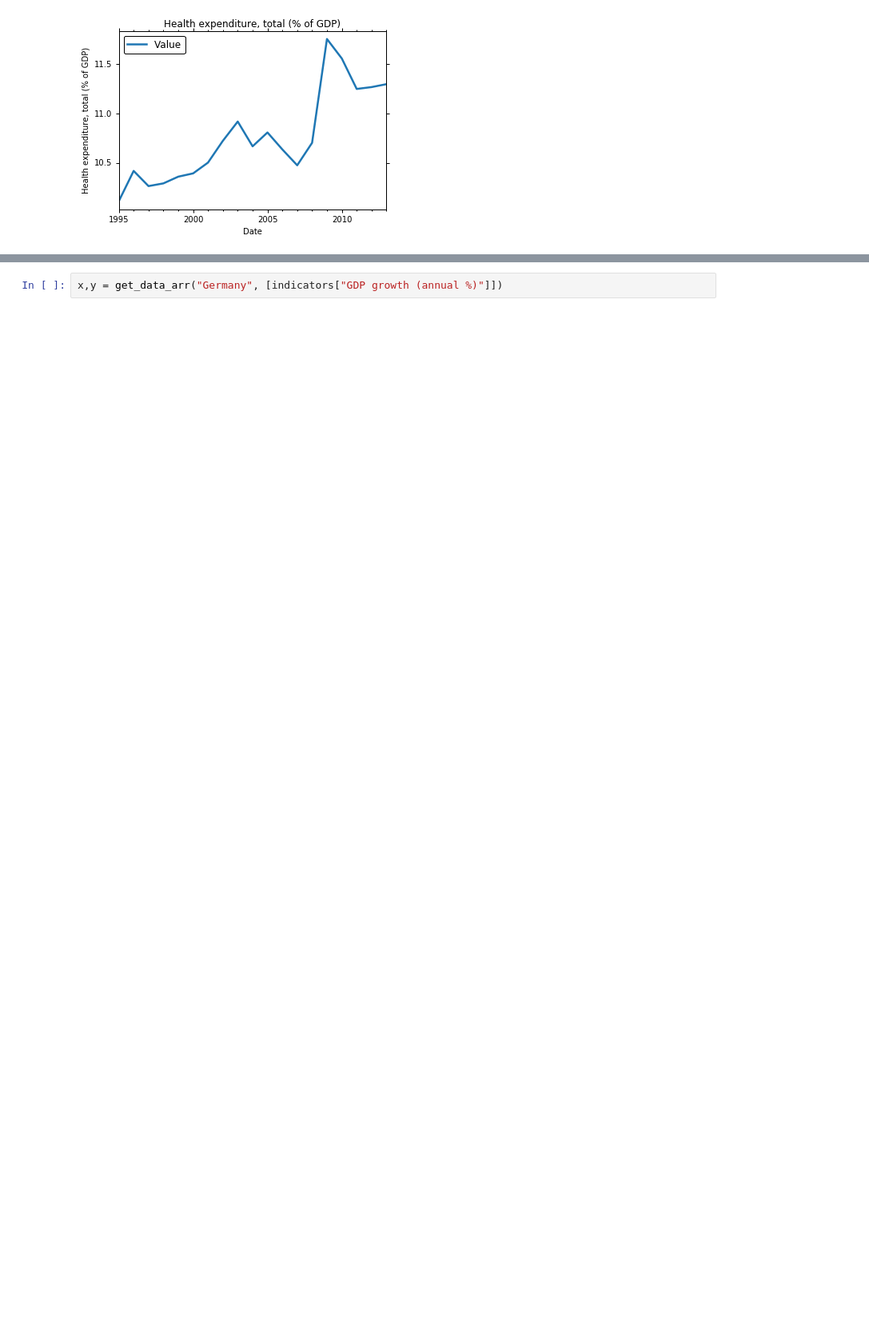
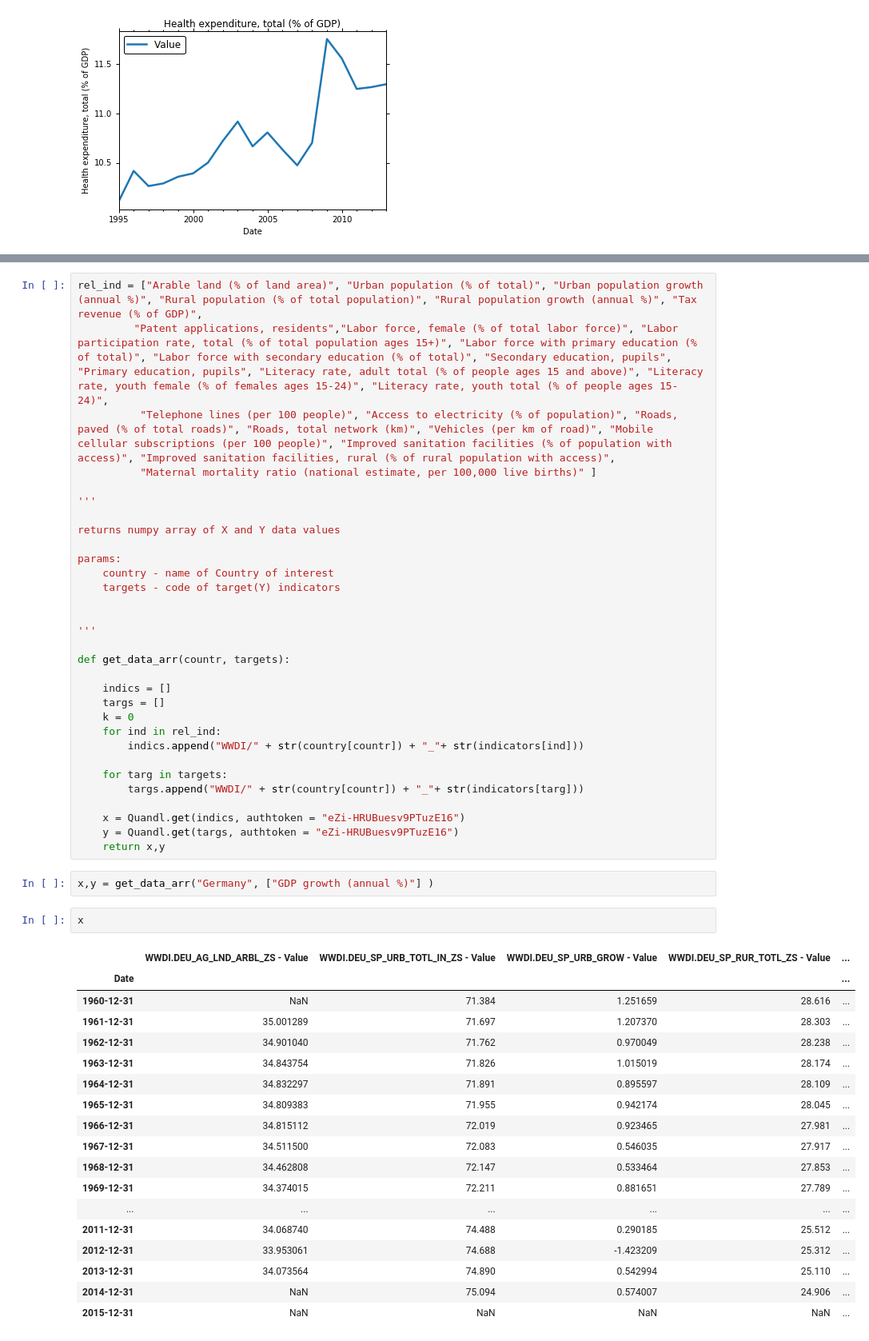
Before and after one commit to Anmol6/Economics_Competition, a Jupyter notebook: UN_EconData.ipynb, the cells around one changed output, grey strips where cells are left out. Shown: that part at 80% size. Saved outputs shown, nothing was run; the diff lists cells and outputs as text; blank space fills up the shorter version.

Commit message:
relevant indicators added

```diff
--- a/UN_EconData.ipynb
+++ b/UN_EconData.ipynb
@@ -76,2 +51,54 @@ def get_data_arr(countr, targets):
+# %%
+rel_ind = ["Arable land (% of land area)", "Urban population (% of total)", "Urban population growth (annual %)", "Rural population (% of total population)", "Rural population growth (annual %)", "Tax revenue (% of GDP)",
+         "Patent applications, residents","Labor force, female (% of total labor force)", "Labor participation rate, total (% of total population ages 15+)", "Labor force with primary education (% of total)", "Labor force with secondary education (% of total)", "Secondary education, pupils", "Primary education, pupils", "Literacy rate, adult total (% of people ages 15 and above)", "Literacy rate, youth female (% of females ages 15-24)", "Literacy rate, youth total (% of people ages 15-24)",
+          "Telephone lines (per 100 people)", "Access to electricity (% of population)", "Roads, paved (% of total roads)", "Roads, total network (km)", "Vehicles (per km of road)", "Mobile cellular subscriptions (per 100 people)", "Improved sanitation facilities (% of population with access)", "Improved sanitation facilities, rural (% of rural population with access)",
+          "Maternal mortality ratio (national estimate, per 100,000 live births)" ]
+
+'''
+
+returns numpy array of X and Y data values
+
+params:
+    country - name of Country of interest
+    targets - code of target(Y) indicators
+
+
+'''
+
+def get_data_arr(countr, targets):
+
+    indics = []
+    targs = []
+    k = 0
+    for ind in rel_ind:
+        indics.append("WWDI/" + str(country[countr]) + "_"+ str(indicators[ind]))
+
+    for targ in targets:
+        targs.append("WWDI/" + str(country[countr]) + "_"+ str(indicators[targ]))
+
+    x = Quandl.get(indics, authtoken = "eZi-HRUBuesv9PTuzE16")
+    y = Quandl.get(targs, authtoken = "eZi-HRUBuesv9PTuzE16")
+    return x,y
 # %%
-x,y = get_data_arr("Germany", [indicators["GDP growth (annual %)"]])
+x,y = get_data_arr("Germany", ["GDP growth (annual %)"] )
+# %%
+x
+# %% [output]
+|  | WWDI.DEU_AG_LND_ARBL_ZS - Value | WWDI.DEU_SP_URB_TOTL_IN_ZS - Value | WWDI.DEU_SP_URB_GROW - Value | WWDI.DEU_SP_RUR_TOTL_ZS - Value | ... |
+| Date |  |  |  |  | ... |
+| 1960-12-31 | NaN | 71.384 | 1.251659 | 28.616 | ... |
+| 1961-12-31 | 35.001289 | 71.697 | 1.207370 | 28.303 | ... |
+| 1962-12-31 | 34.901040 | 71.762 | 0.970049 | 28.238 | ... |
+| 1963-12-31 | 34.843754 | 71.826 | 1.015019 | 28.174 | ... |
+| 1964-12-31 | 34.832297 | 71.891 | 0.895597 | 28.109 | ... |
+| 1965-12-31 | 34.809383 | 71.955 | 0.942174 | 28.045 | ... |
+| 1966-12-31 | 34.815112 | 72.019 | 0.923465 | 27.981 | ... |
+| 1967-12-31 | 34.511500 | 72.083 | 0.546035 | 27.917 | ... |
+| 1968-12-31 | 34.462808 | 72.147 | 0.533464 | 27.853 | ... |
+| 1969-12-31 | 34.374015 | 72.211 | 0.881651 | 27.789 | ... |
+| ... | ... | ... | ... | ... | ... |
+| 2011-12-31 | 34.068740 | 74.488 | 0.290185 | 25.512 | ... |
+| 2012-12-31 | 33.953061 | 74.688 | -1.423209 | 25.312 | ... |
+| 2013-12-31 | 34.073564 | 74.890 | 0.542994 | 25.110 | ... |
+| 2014-12-31 | NaN | 75.094 | 0.574007 | 24.906 | ... |
+| 2015-12-31 | NaN | NaN | NaN | NaN | ... |
```
Also changed, not shown: parts of 2 cells of this notebook.
